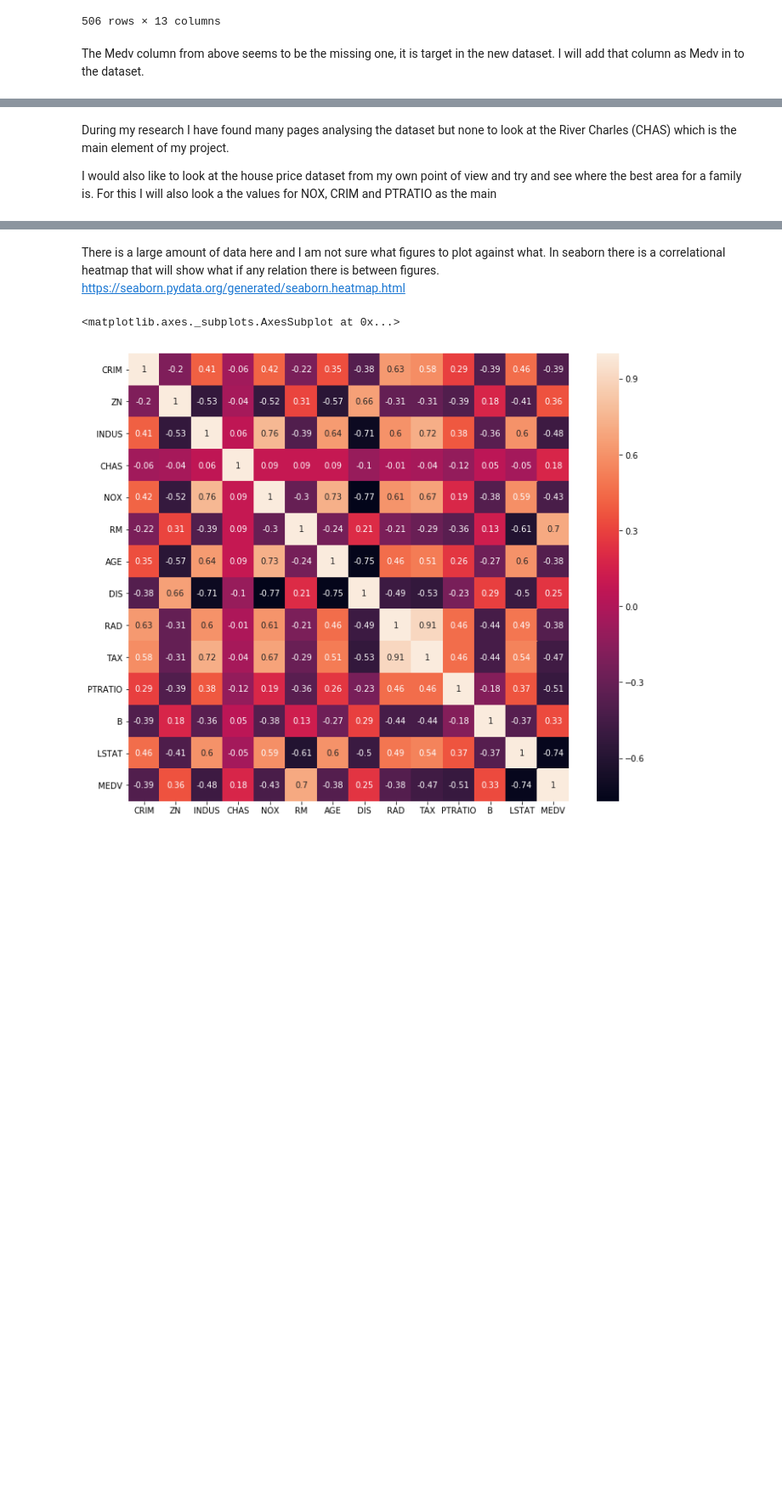
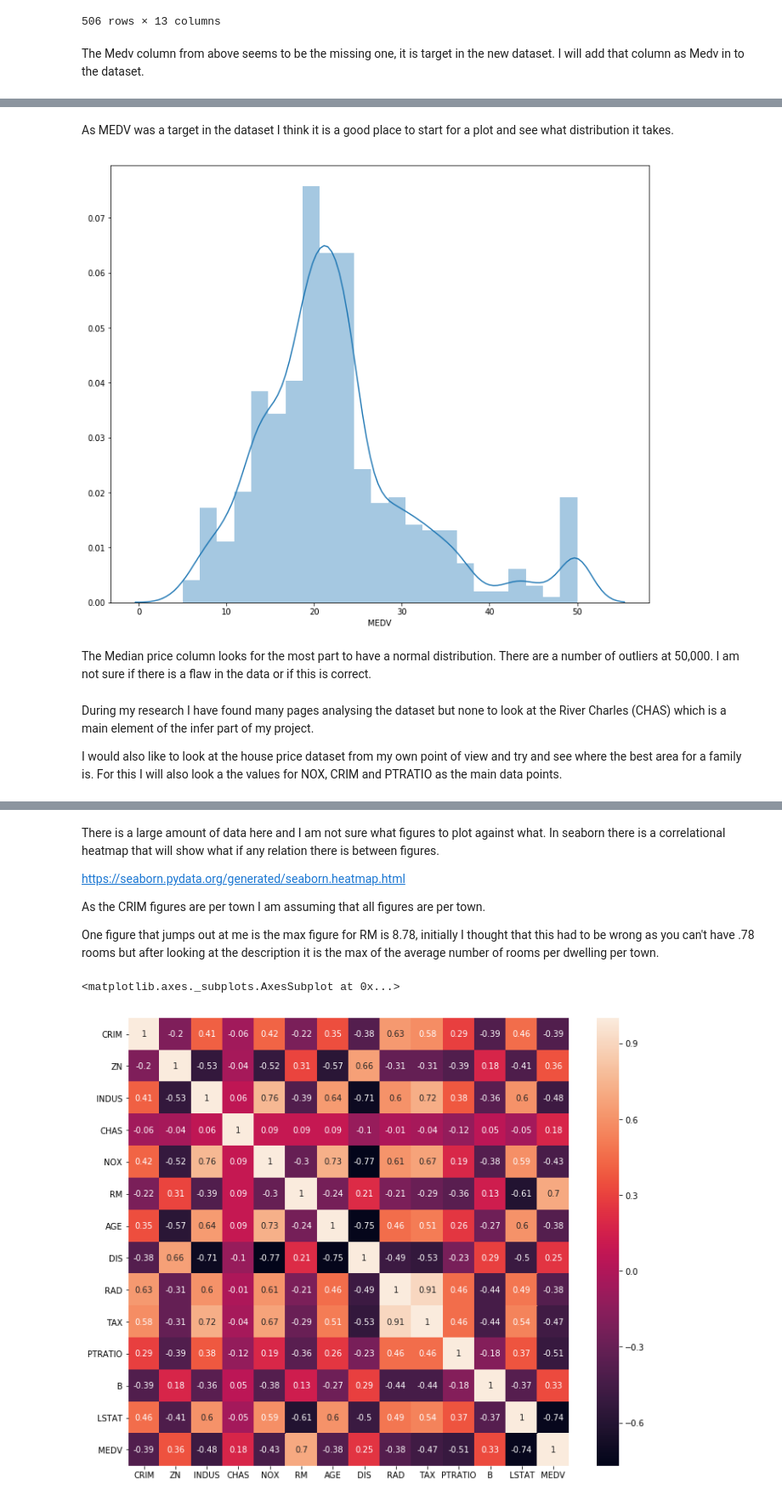
Before and after one commit to MichaelORegan/52954_MACHINE_LEARNING_AND_STATISTICS, a Jupyter notebook: 52954 Project Boston House Price Dataset.ipynb, the cells around one changed output, grey strips where cells are left out. Shown at 85% size. Cells and saved outputs as stored; diff of their text form; code cells hidden in the pictures; blank space fills up the shorter version.

Commit message:
added description of correlation matrix and plots of 2 relationships

```diff
--- a/52954 Project Boston House Price Dataset.ipynb
+++ b/52954 Project Boston House Price Dataset.ipynb
@@ -55,5 +66 @@ After looking at the above numbers I noticed that there are missing values in th
-# %%
-%matplotlib inline
-# This just sets the default plot size to be bigger.
-plt.rcParams['figure.figsize'] = (12, 10)
 # %%
@@ -210,7 +225,16 @@ boston
+# %% [markdown]
+As MEDV was a target in the dataset I think it is a good place to start for a plot and see what distribution it takes.
+# %%
+sns.distplot(boston['MEDV'])
+plt.show()
+# %% [output]
+[figure, added]
+# %% [markdown]
+The Median price column looks for the most part to have a normal distribution.  There are a number of outliers at 50,000.  I am not sure if there is a flaw in the data or if this is correct.
 # %% [markdown]
-During my research I have found many pages analysing the dataset but none to look at the River Charles (CHAS) which is the main element of my project.
+During my research I have found many pages analysing the dataset but none to look at the River Charles (CHAS) which is a main element of the infer part of my project.
 
-I would also like to look at the house price dataset from my own point of view and try and see where the best area for a family is. For this I will also look a the values for NOX, CRIM and PTRATIO as the main
+I would also like to look at the house price dataset from my own point of view and try and see where the best area for a family is. For this I will also look a the values for NOX, CRIM and PTRATIO as the main data points.
 # %%
 boston.describe()
 # %% [output]
@@ -225,7 +249,12 @@ boston.describe()
 | max | 88.976200 | 100.000000 | 27.740000 | 1.000000 | 0.871000 | 8.780000 | 100.000000 | 12.126500 | 24.000000 | 711.000000 | 22.000000 | ... |
 # %% [markdown]
 There is a large amount of data here and I am not sure what figures to plot against what.  In seaborn there is a correlational heatmap that will show what if any relation there is between figures.
+
 https://seaborn.pydata.org/generated/seaborn.heatmap.html
+
+As the CRIM figures are per town I am assuming that all figures are per town.
+
+One figure that jumps out at me is the max figure for RM is 8.78, initially I thought that this had to be wrong as you can't have .78 rooms but after looking at the description it is the max of the average number of rooms per dwelling per town.
 # %%
 correlation_matrix = boston.corr().round(2)
 sns.heatmap(data=correlation_matrix, annot=True)
```
Also changed, not shown: parts of 25 cells of this notebook.
